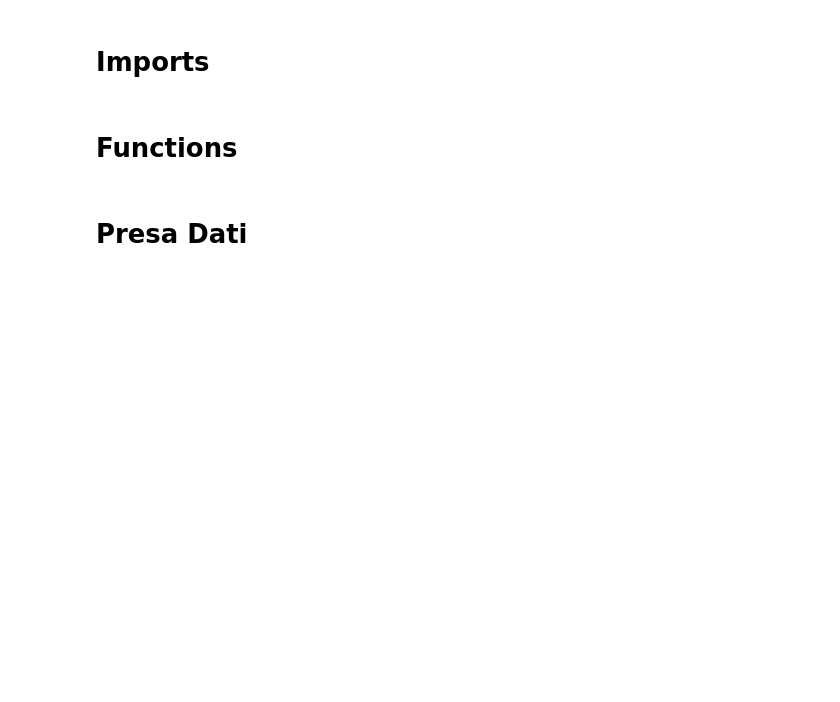
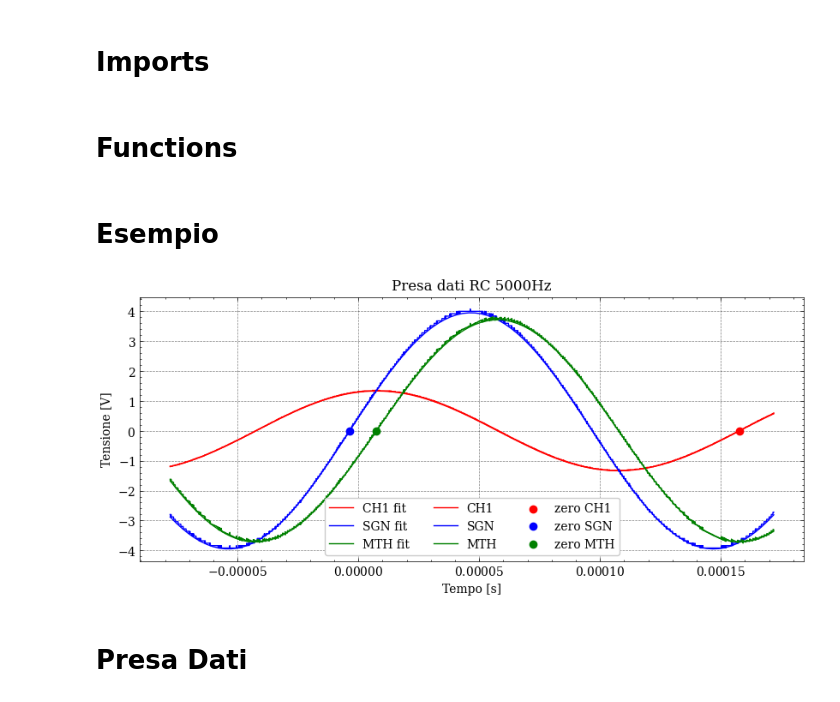
Before and after one commit to Yedi278/Lab2, a Jupyter notebook: Circuiti_3/RC.ipynb, the cells around one changed output. Cells and saved outputs as stored; diff of their text form; code cells hidden in the pictures; blank space fills up the shorter version.

```diff
--- a/Circuiti_3/RC.ipynb
+++ b/Circuiti_3/RC.ipynb
@@ -31,3 +31,29 @@ def fase_C(w,tau, a):
+# %% [markdown]
+# Esempio
+# %%
+CH1,SGN,MTH, V_SGN, V_MTH, zero_CH1, zero_SGN, zero_MTH, m1, m2, m3, dt_CH1, dt_MTH, V_SGN_err, V_MTH_err, zero_err = analize('data.leo/RC/5000/', 5000, force=True, prec=1e-9,verbose=True)
+
+x=np.linspace(np.min(CH1[0]), np.max(CH1[0]), 100)
+plt.figure(figsize=(10,4))
+plt.title('Presa dati RC 5000Hz')
+plt.plot(x, sine(x, **m1.values.to_dict()), label='CH1 fit', color='red')
+plt.plot(x, sine(x, **m2.values.to_dict()), label='SGN fit', color='blue')
+plt.plot(x, sine(x, **m3.values.to_dict()), label='MTH fit', color='green')
+
+plt.plot(CH1[0], CH1[1], label='CH1', color='red')
+plt.plot(SGN[0], SGN[1], label='SGN', color='blue')
+plt.plot(MTH[0], MTH[1], label='MTH', color='green')
+
+plt.scatter(zero_CH1, 0, color='red', label='zero CH1')
+plt.scatter(zero_SGN, 0, color='blue', label='zero SGN')
+plt.scatter(zero_MTH, 0, color='green', label='zero MTH')
+
+plt.xlabel('Tempo [s]')
+plt.ylabel('Tensione [V]')
+plt.legend(ncol=3)
+plt.savefig('imgs/presa_dati.pdf', bbox_inches='tight')
+# %% [output]
+[figure, added]
 # %% [markdown]
 # Presa Dati
 # %%
```
Also changed, not shown: parts of 12 cells of this notebook, 8 other files.
